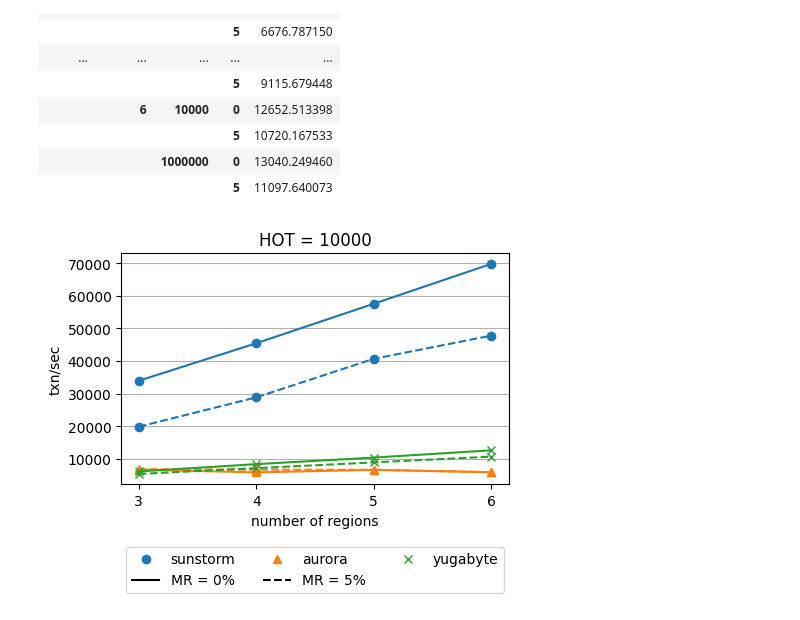
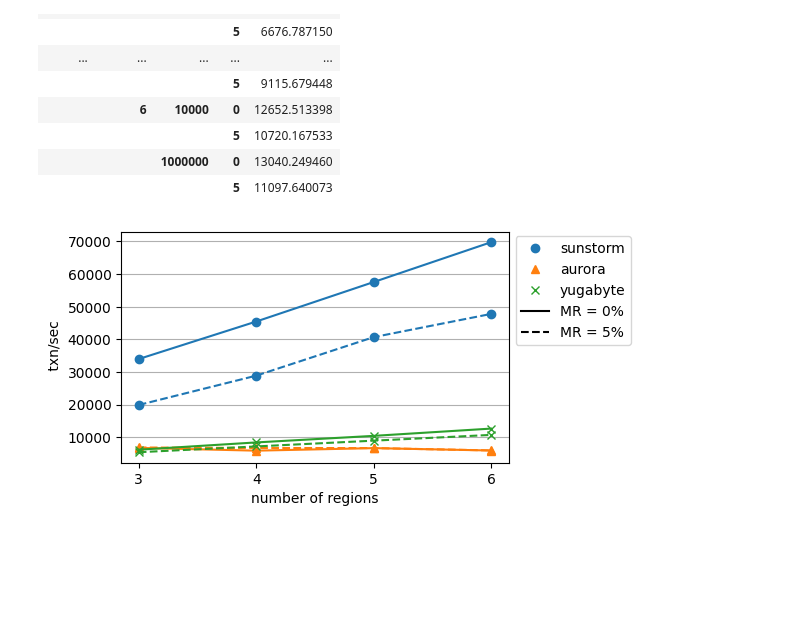
Before and after one commit to ctring/sunstorm-analysis, a Jupyter notebook: scalability.ipynb, the cells around one changed output. Cells and saved outputs as stored; diff of their text form; code cells hidden in the pictures; blank space fills up the shorter version.

Commit message:
Updated with multi-region data

```diff
--- a/scalability.ipynb
+++ b/scalability.ipynb
@@ -119,41 +119,41 @@ for hot in [10000]:
         ("yugabyte", 0),
         ("yugabyte", 5),
     ]].plot(
-        # title=f"HOT = {hot_label}",
-        title="",
+        xlabel="number of regions",
+        ylabel=" txn/sec",
         figsize=(5, 3),
         rot=0,
         # logy=True,
         style={
             ("sunstorm", 0): "o-C0",
             ("sunstorm", 5): "o--C0",
             ("aurora", 0): "^-C1",
             ("aurora", 5): "^--C1",
             ("yugabyte", 0): "x-C2",
             ("yugabyte", 5): "x--C2",
         },
         xticks=range(3, 7),
     )
     ax.set_xlabel("number of regions", fontsize=FONT_SIZE_AXES)
     ax.set_ylabel("txn/sec", fontsize=FONT_SIZE_AXES)
     # ax.margins(y=0.2)
     ax.grid(axis="y")
 
     legend_elements = [
         Line2D([0], [0], lw=0, marker='o', color='C0', markerfacecolor='C0', label='sunstorm'),
+        Line2D([0], [0], lw=0, marker='^', color='C1', markerfacecolor='C1', label='aurora'),
+        Line2D([0], [0], lw=0, marker='x', color='C2', markerfacecolor='C2', label='yugabyte'),
         Line2D([0], [0], color='k', linestyle='-', label='MR = 0%'),
-        Line2D([0], [0], lw=0, marker='^', color='C1', markerfacecolor='C1', label='aurora'),
         Line2D([0], [0], color='k', linestyle='--', label='MR = 5%'),
-        Line2D([0], [0], lw=0, marker='x', color='C2', markerfacecolor='C2', label='yugabyte'),
     ]
 
     plt.legend(
         handles=legend_elements,
         title="",
-        ncol=3,
-        bbox_to_anchor=(0.5, -0.5),
-        loc="lower center",
+        ncol=1,
+        bbox_to_anchor=(1, 1.01),
+        loc="upper left",
     )
     plt.savefig("scalability-hot10000.pdf", bbox_inches="tight")
 # %% [output]
-[figure, old version]
+[figure, new version]
```
Also changed, not shown: parts of 1 cell of this notebook, 3 other files.
